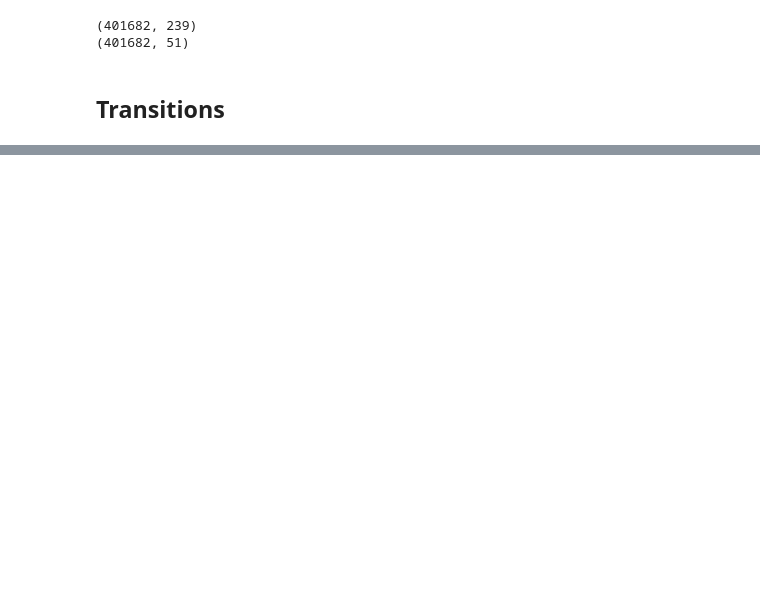
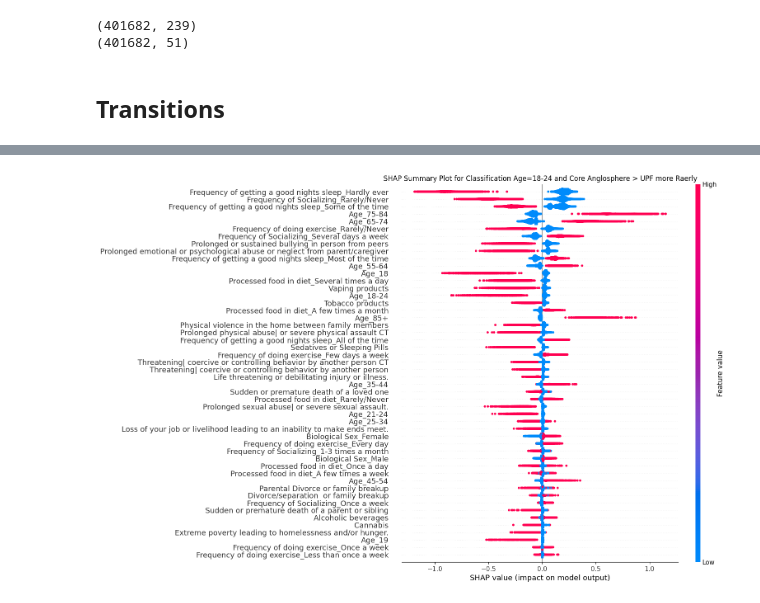
Before and after one commit to jerzybala/Ultra_PF_Smartphone, a Jupyter notebook: Shap_analysis_UPF.ipynb, the cells around one changed output, grey strips where cells are left out. Drawn from its saved outputs; the diff is of its cells as text; code cells hidden in the pictures; blank space fills up the shorter version.

Commit message:
modified:   Shap_analysis_UPF.ipynb 	modified:   graph.html 	modified:   processed_food_causal_vsc_jan2024__v2.ipynb

```diff
--- a/Shap_analysis_UPF.ipynb
+++ b/Shap_analysis_UPF.ipynb
@@ -662,4 +793,6 @@ to_model = [
 
 df=df[to_model].copy()
 print(len(df))
+# %%
+df=df_c
 # %%
@@ -763,12 +909,14 @@ shap_values_C = explainer_C(X_train)
 # %%
 
 import matplotlib.pyplot as plt
 
 # Specify the plot size directly in the SHAP summary_plot function
 shap.summary_plot(shap_values_C, X_train, show=False, plot_size=(16,10), max_display=50)  # Adjust the size (width, height) as needed
 
-plt.title(f'SHAP Summary Plot for Classification Age=18-24 and Core Anglosphere')
+plt.title(f'SHAP Summary Plot for Classification Age=18-24 and Core Anglosphere > UPF more Raerly')
 plt.show()
+# %% [output]
+[figure, added]
 # %%
 # visualize the training set predictions
 #  takes too long to run
```
Also changed, not shown: parts of 24 cells of this notebook, 2 other files.
